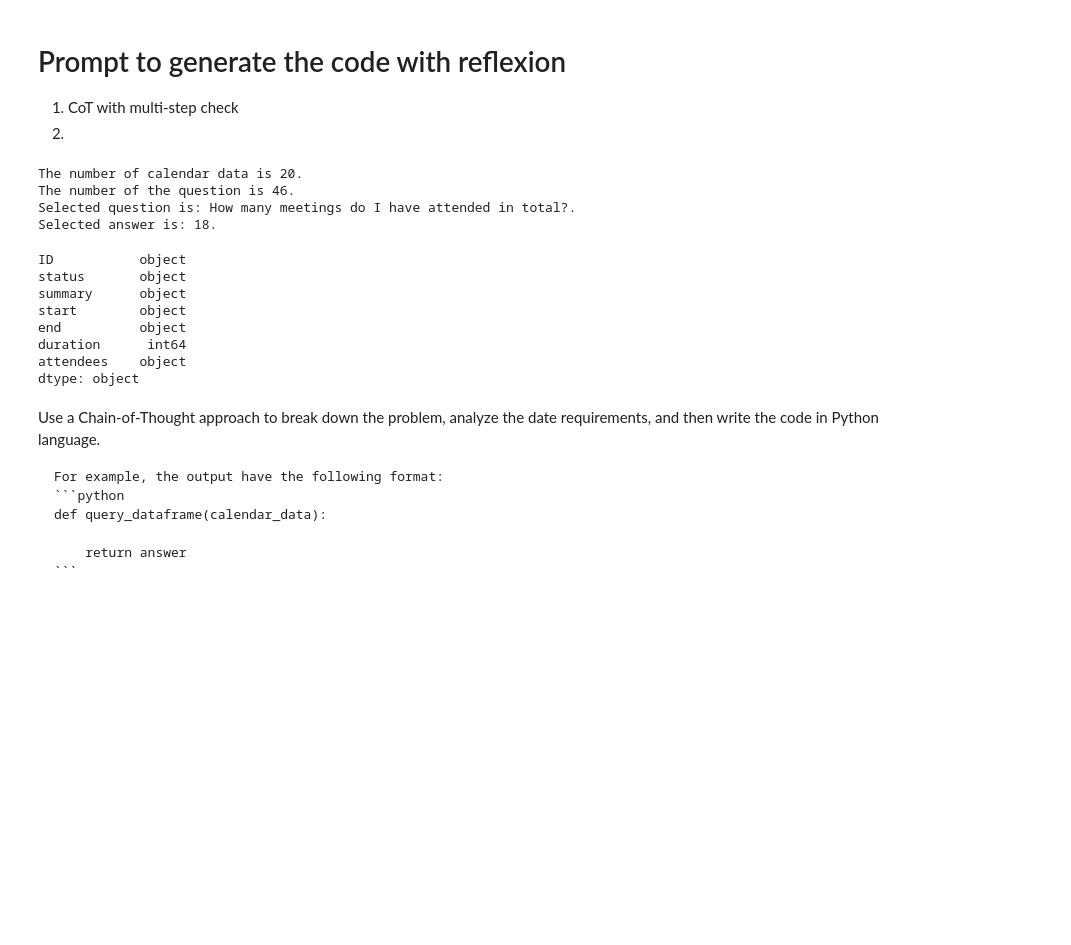
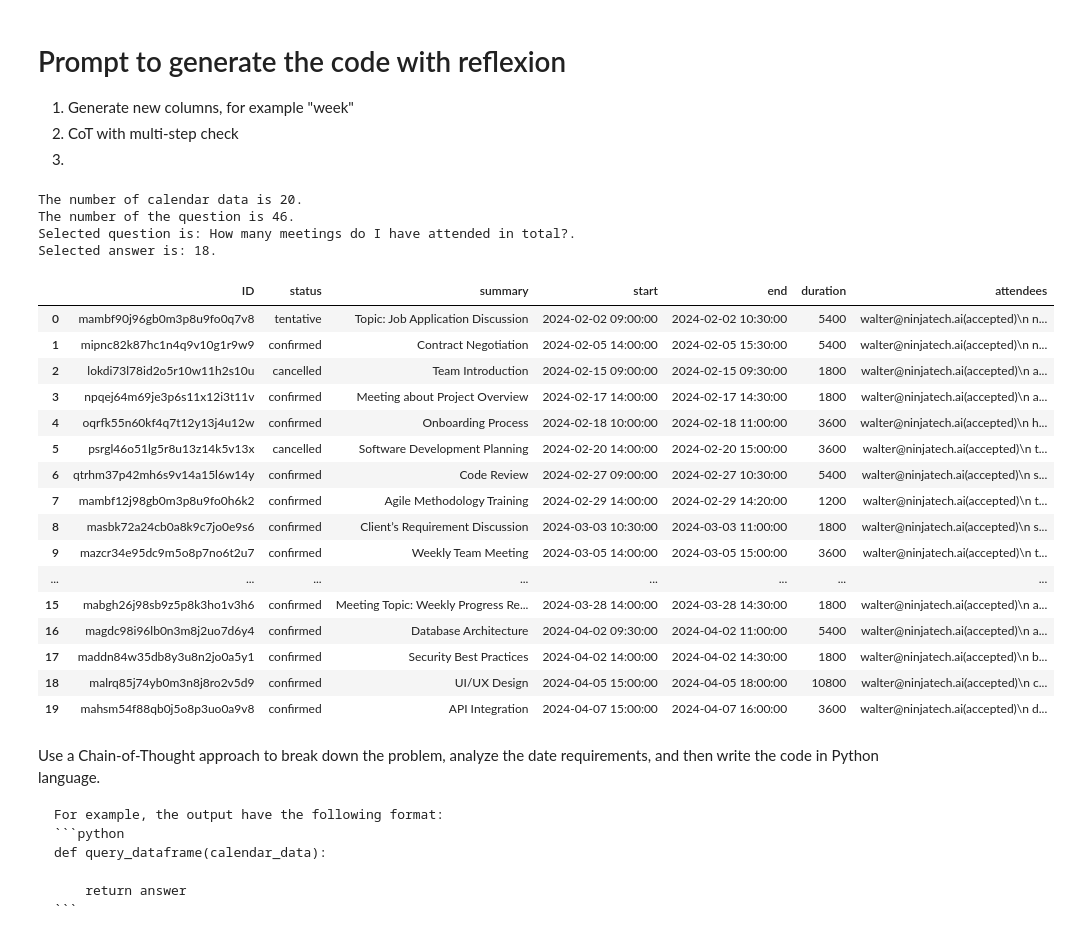
Before and after one commit to Tianyu-Liu11/CalenderTest, a Jupyter notebook: test_workspace/Reflexion_CoT_multi_step_check.ipynb, the cells around one changed output. Drawn from its saved outputs; the diff is of its cells as text; code cells hidden in the pictures; blank space fills up the shorter version.

```diff
--- a/test_workspace/Reflexion_CoT_multi_step_check.ipynb
+++ b/test_workspace/Reflexion_CoT_multi_step_check.ipynb
@@ -1,8 +1,9 @@
 # %% [markdown]
 # Prompt to generate the code with reflexion
 
-1. CoT with multi-step check
-2.
+1. Generate new columns, for example "week"
+2. CoT with multi-step check
+3.
 # %%
 import os
 import re
@@ -51,14 +49,23 @@ def convert_date(calendar_data):
 calendar_data = convert_date(calendar_data)
-# %%
-print(calendar_data.dtypes)
-# %% [output]
-ID           object
-status       object
-summary      object
-start        object
-end          object
-duration      int64
-attendees    object
-dtype: object
+# %%
+calendar_data
+# %% [output]
+|  | ID | status | summary | start | end | duration | attendees |
+| 0 | mambf90j96gb0m3p8u9fo0q7v8 | tentative | Topic: Job Application Discussion | 2024-02-02 09:00:00 | 2024-02-02 10:30:00 | 5400 | walter@ninjatech.ai(accepted)\n n... |
+| 1 | mipnc82k87hc1n4q9v10g1r9w9 | confirmed | Contract Negotiation | 2024-02-05 14:00:00 | 2024-02-05 15:30:00 | 5400 | walter@ninjatech.ai(accepted)\n n... |
+| 2 | lokdi73l78id2o5r10w11h2s10u | cancelled | Team Introduction | 2024-02-15 09:00:00 | 2024-02-15 09:30:00 | 1800 | walter@ninjatech.ai(accepted)\n a... |
+| 3 | npqej64m69je3p6s11x12i3t11v | confirmed | Meeting about Project Overview | 2024-02-17 14:00:00 | 2024-02-17 14:30:00 | 1800 | walter@ninjatech.ai(accepted)\n a... |
+| 4 | oqrfk55n60kf4q7t12y13j4u12w | confirmed | Onboarding Process | 2024-02-18 10:00:00 | 2024-02-18 11:00:00 | 3600 | walter@ninjatech.ai(accepted)\n h... |
+| 5 | psrgl46o51lg5r8u13z14k5v13x | cancelled | Software Development Planning | 2024-02-20 14:00:00 | 2024-02-20 15:00:00 | 3600 | walter@ninjatech.ai(accepted)\n t... |
+| 6 | qtrhm37p42mh6s9v14a15l6w14y | confirmed | Code Review | 2024-02-27 09:00:00 | 2024-02-27 10:30:00 | 5400 | walter@ninjatech.ai(accepted)\n s... |
+| 7 | mambf12j98gb0m3p8u9fo0h6k2 | confirmed | Agile Methodology Training | 2024-02-29 14:00:00 | 2024-02-29 14:20:00 | 1200 | walter@ninjatech.ai(accepted)\n t... |
+| 8 | masbk72a24cb0a8k9c7jo0e9s6 | confirmed | Client’s Requirement Discussion | 2024-03-03 10:30:00 | 2024-03-03 11:00:00 | 1800 | walter@ninjatech.ai(accepted)\n s... |
+| 9 | mazcr34e95dc9m5o8p7no6t2u7 | confirmed | Weekly Team Meeting | 2024-03-05 14:00:00 | 2024-03-05 15:00:00 | 3600 | walter@ninjatech.ai(accepted)\n t... |
+| ... | ... | ... | ... | ... | ... | ... | ... |
+| 15 | mabgh26j98sb9z5p8k3ho1v3h6 | confirmed | Meeting Topic: Weekly Progress Re... | 2024-03-28 14:00:00 | 2024-03-28 14:30:00 | 1800 | walter@ninjatech.ai(accepted)\n a... |
+| 16 | magdc98i96lb0n3m8j2uo7d6y4 | confirmed | Database Architecture | 2024-04-02 09:30:00 | 2024-04-02 11:00:00 | 5400 | walter@ninjatech.ai(accepted)\n a... |
+| 17 | maddn84w35db8y3u8n2jo0a5y1 | confirmed | Security Best Practices | 2024-04-02 14:00:00 | 2024-04-02 14:30:00 | 1800 | walter@ninjatech.ai(accepted)\n b... |
+| 18 | malrq85j74yb0m3n8j8ro2v5d9 | confirmed | UI/UX Design | 2024-04-05 15:00:00 | 2024-04-05 18:00:00 | 10800 | walter@ninjatech.ai(accepted)\n c... |
+| 19 | mahsm54f88qb0j5o8p3uo0a9v8 | confirmed | API Integration | 2024-04-07 15:00:00 | 2024-04-07 16:00:00 | 3600 | walter@ninjatech.ai(accepted)\n d... |
 # %%
 
```
Also changed, not shown: parts of 5 cells of this notebook, 10 other files.
